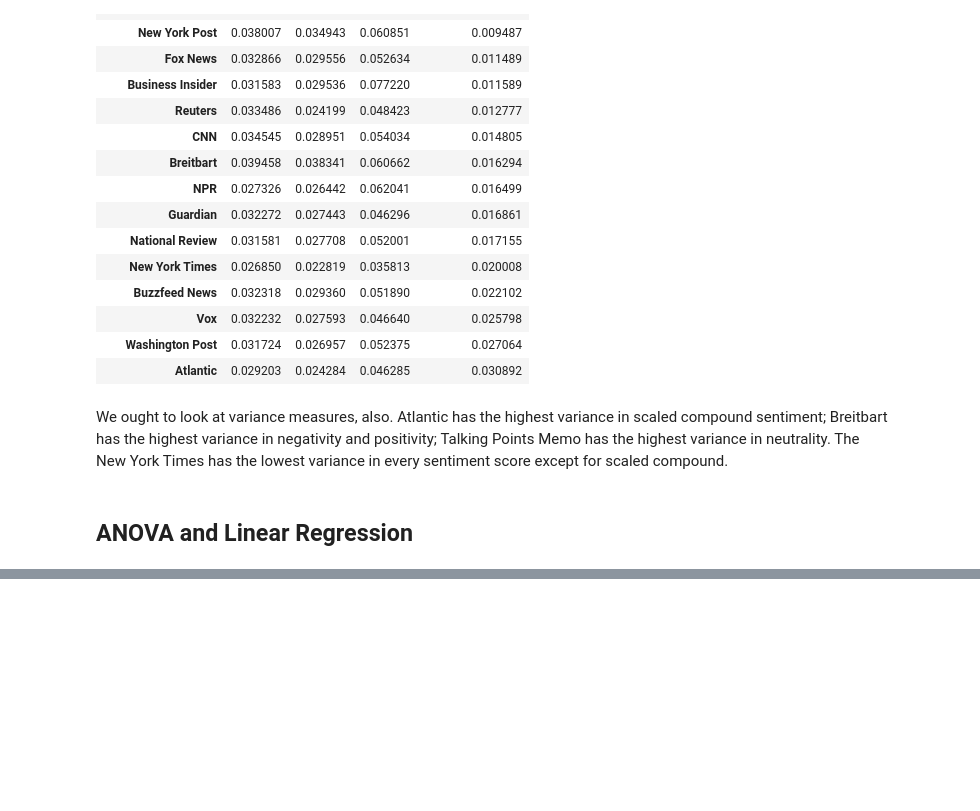
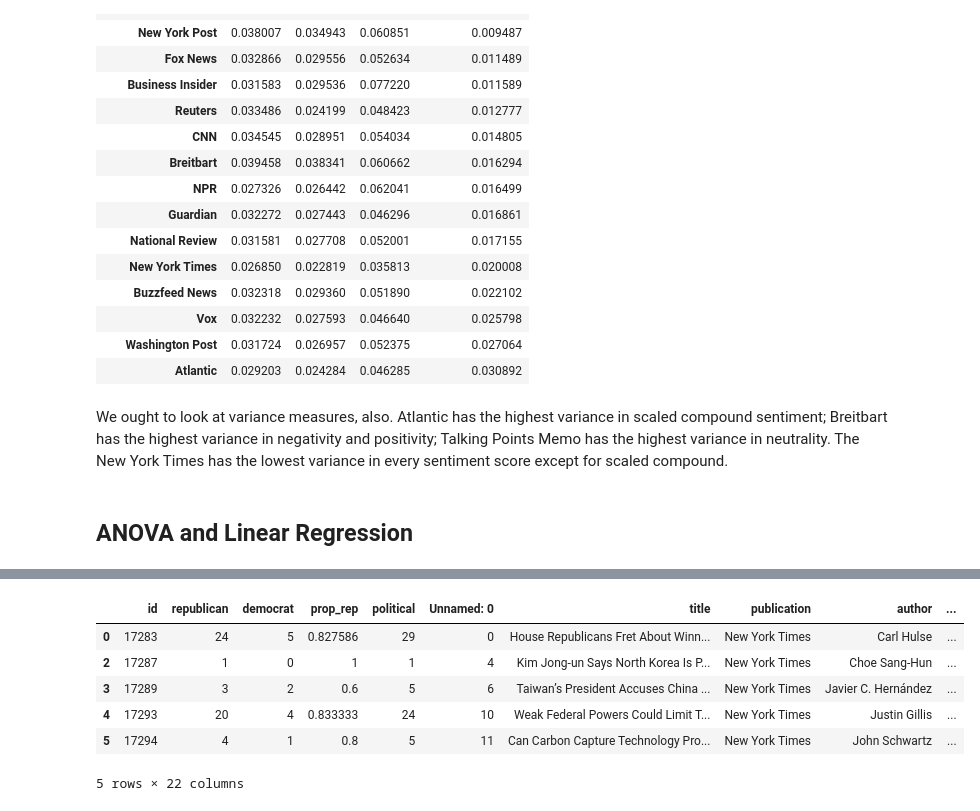
Before and after one commit to jrizcallah/Springboard, a Jupyter notebook: Springboard/capstone2/Topic_Separation.ipynb, the cells around one changed output, grey strips where cells are left out. Drawn from its saved outputs; the diff is of its cells as text; code cells hidden in the pictures; blank space fills up the shorter version.

```diff
--- a/Springboard/capstone2/Topic_Separation.ipynb
+++ b/Springboard/capstone2/Topic_Separation.ipynb
@@ -349,0 +404,15 @@ At this point, I want to run a Linear Regression and an ANOVA to look for statis
+# %%
+rep_arts['date_num'] = rep_arts['date'].str.replace("-", '')
+rep_arts['date_num'] = rep_arts['date_num'].str.replace('/', '')
+for i in rep_arts['id']:
+    rep_arts.loc[rep_arts['id']==i, 'date_num'] = float(rep_arts.loc[rep_arts['id']==i, 'date_num'])
+# %%
+rep_arts.head()
+# %% [output]
+|  | id | republican | democrat | prop_rep | political | Unnamed: 0 | title | publication | author | ... |
+| 0 | 17283 | 24 | 5 | 0.827586 | 29 | 0 | House Republicans Fret About Winn... | New York Times | Carl Hulse | ... |
+| 2 | 17287 | 1 | 0 | 1 | 1 | 4 | Kim Jong-un Says North Korea Is P... | New York Times | Choe Sang-Hun | ... |
+| 3 | 17289 | 3 | 2 | 0.6 | 5 | 6 | Taiwan’s President Accuses China ... | New York Times | Javier C. Hernández | ... |
+| 4 | 17293 | 20 | 4 | 0.833333 | 24 | 10 | Weak Federal Powers Could Limit T... | New York Times | Justin Gillis | ... |
+| 5 | 17294 | 4 | 1 | 0.8 | 5 | 11 | Can Carbon Capture Technology Pro... | New York Times | John Schwartz | ... |
+5 rows × 22 columns
```
Also changed, not shown: parts of 20 cells of this notebook, 7 other files.
